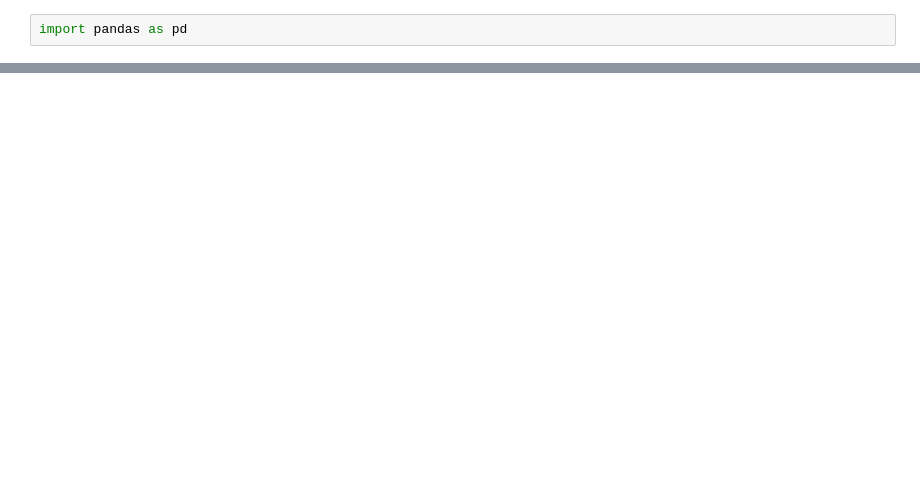
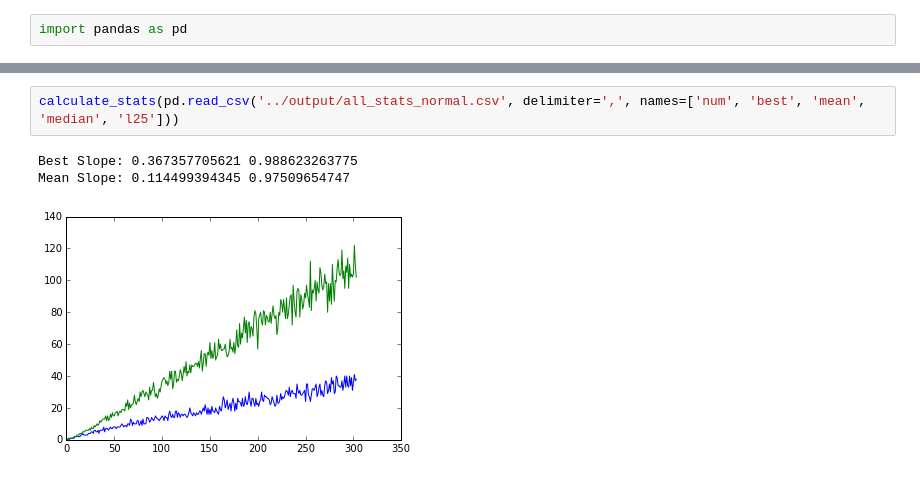
Before and after one commit to pkerpedjiev/emptypipes, a Jupyter notebook: minisites/2015-09-29-kings-jewels/notebook/jewels_analysis.ipynb, the cells around one changed output, grey strips where cells are left out. Drawn from its saved outputs; the diff is of its cells as text; blank space fills up the shorter version.

```diff
--- a/minisites/2015-09-29-kings-jewels/notebook/jewels_analysis.ipynb
+++ b/minisites/2015-09-29-kings-jewels/notebook/jewels_analysis.ipynb
@@ -29,0 +29,6 @@ ss.linregress(df['num'], df['median'])
+# %%
+calculate_stats(pd.read_csv('../output/all_stats_normal.csv', delimiter=',', names=['num', 'best', 'mean', 'median', 'l25']))
+# %% [output]
+Best Slope: 0.367357705621 0.988623263775
+Mean Slope: 0.114499394345 0.97509654747
+[figure, added]
```
Also changed, not shown: parts of 8 cells of this notebook, 4 other files.
